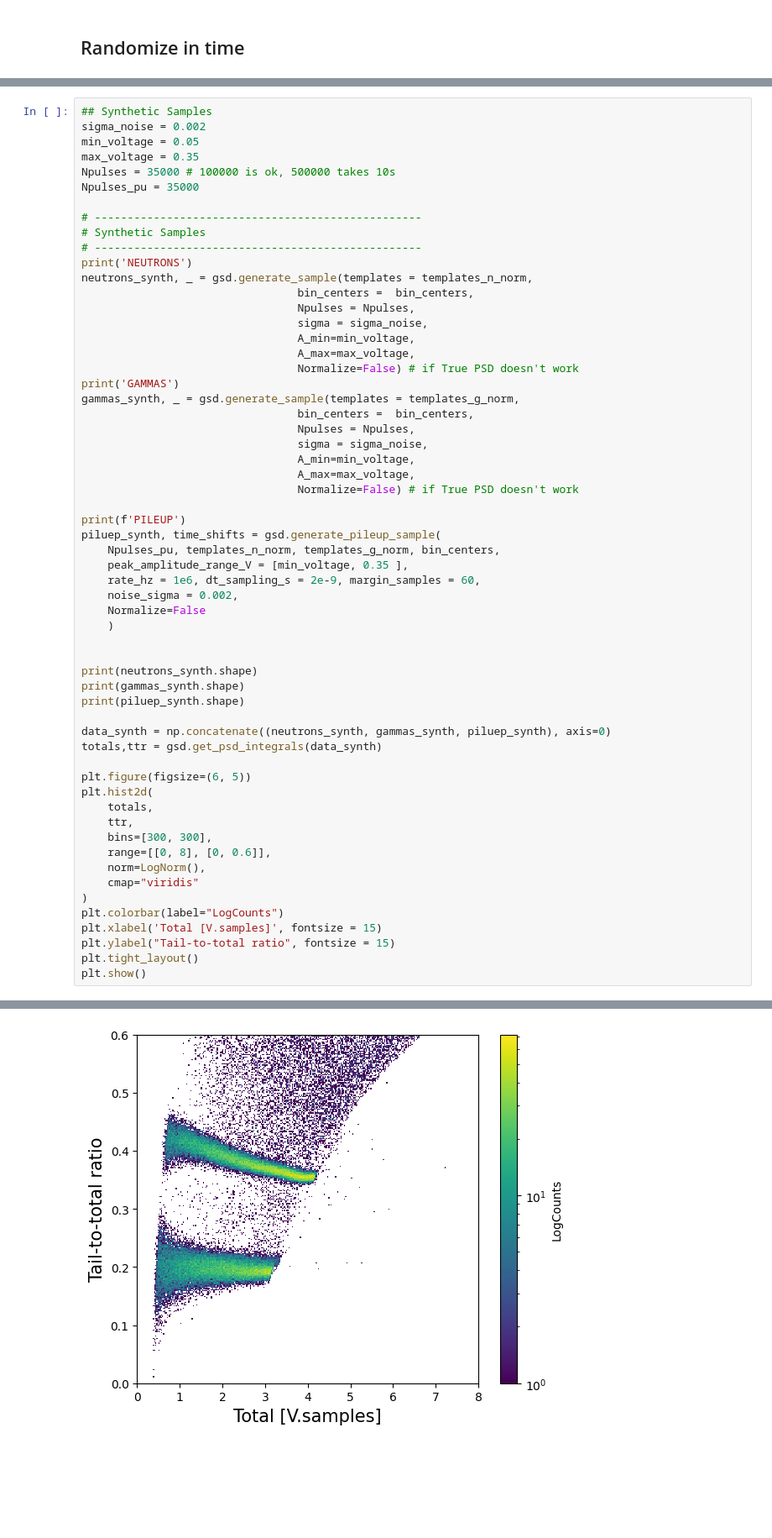
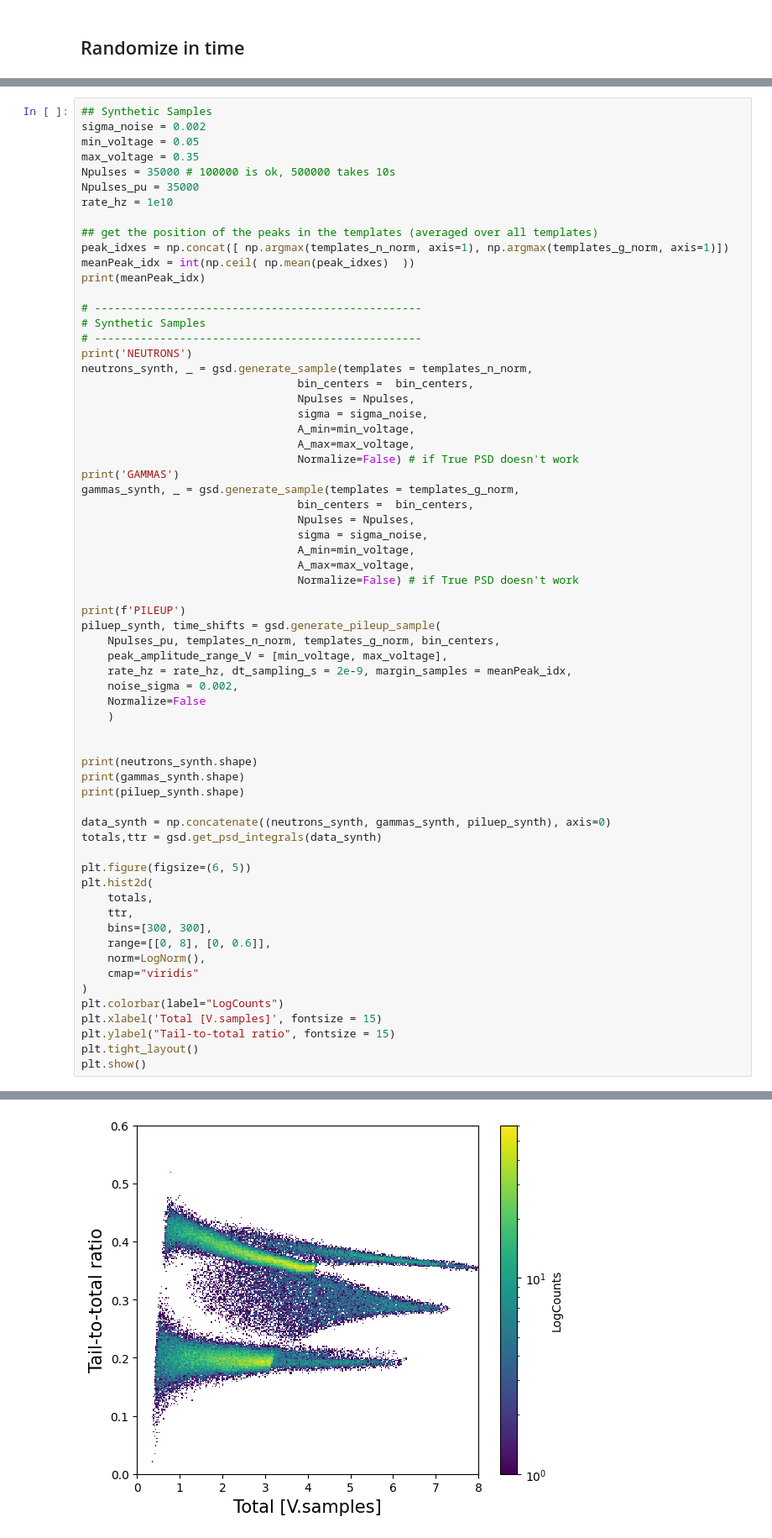
Before and after one commit to eberthol/PSD_GMVA_paper, a Jupyter notebook: synthetic_data/SyntheticData_pileup.ipynb, the cells around one changed output, grey strips where cells are left out. Shown at 84% size. Drawn from its saved outputs; the diff is of its cells as text; blank space fills up the shorter version.

```diff
--- a/synthetic_data/SyntheticData_pileup.ipynb
+++ b/synthetic_data/SyntheticData_pileup.ipynb
@@ -200,6 +233,12 @@ min_voltage = 0.05
 max_voltage = 0.35
 Npulses = 35000 # 100000 is ok, 500000 takes 10s
 Npulses_pu = 35000
+rate_hz = 1e10
+
+## get the position of the peaks in the templates (averaged over all templates)
+peak_idxes = np.concat([ np.argmax(templates_n_norm, axis=1), np.argmax(templates_g_norm, axis=1)])
+meanPeak_idx = int(np.ceil( np.mean(peak_idxes)  ))
+print(meanPeak_idx)
 
 # --------------------------------------------------
 # Synthetic Samples
@@ -224,8 +263,8 @@ gammas_synth, _ = gsd.generate_sample(templates = templates_g_norm,
 print(f'PILEUP')
 piluep_synth, time_shifts = gsd.generate_pileup_sample(
     Npulses_pu, templates_n_norm, templates_g_norm, bin_centers,
-    peak_amplitude_range_V = [min_voltage, 0.35 ],
-    rate_hz = 1e6, dt_sampling_s = 2e-9, margin_samples = 60,
+    peak_amplitude_range_V = [min_voltage, max_voltage],
+    rate_hz = rate_hz, dt_sampling_s = 2e-9, margin_samples = meanPeak_idx,
     noise_sigma = 0.002,
     Normalize=False
     )
@@ -260,5 +300,5 @@ Clamped fraction: 0.08362857142857143
 PILEUP
 (35000, 296)
 (35000, 296)
 (35000, 296)
-[figure, old version]
+[figure, new version]
```
Also changed, not shown: parts of 10 cells of this notebook, 2 other files.
